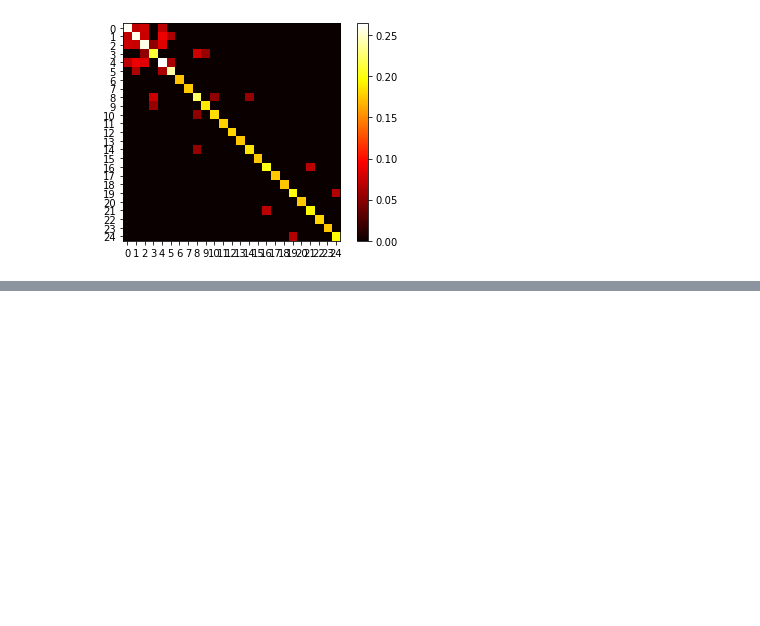
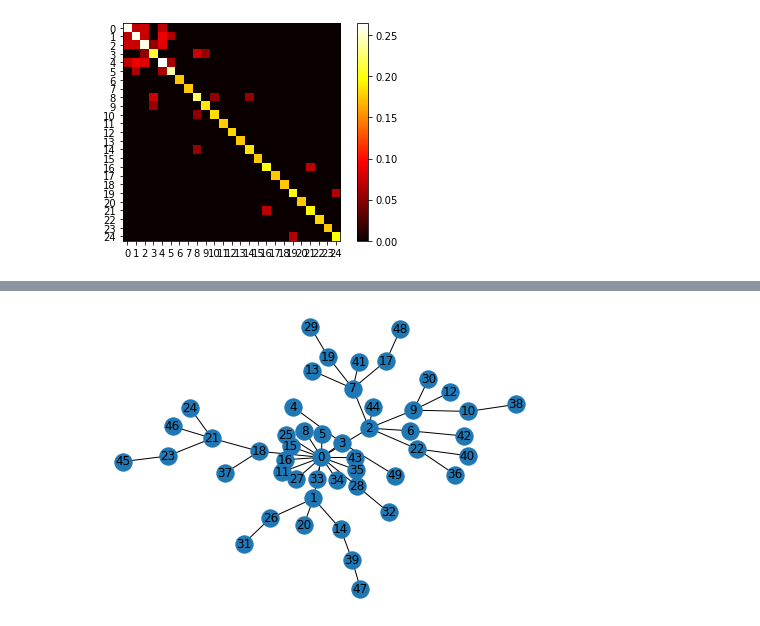
Before and after one commit to zelhar/baproject, a Jupyter notebook: ba/exploration_of_propagation_in_small_graphs.ipynb, the cells around one changed output, grey strips where cells are left out. Cells and saved outputs as stored; diff of their text form; code cells hidden in the pictures; blank space fills up the shorter version.

```diff
--- a/ba/exploration_of_propagation_in_small_graphs.ipynb
+++ b/ba/exploration_of_propagation_in_small_graphs.ipynb
@@ -177,0 +199,4 @@ plt.show()
+# %%
+nx.draw_kamada_kawai(G, with_labels=True)
+# %% [output]
+[figure, added]
```
Also changed, not shown: parts of 16 cells of this notebook, 1 other file.
